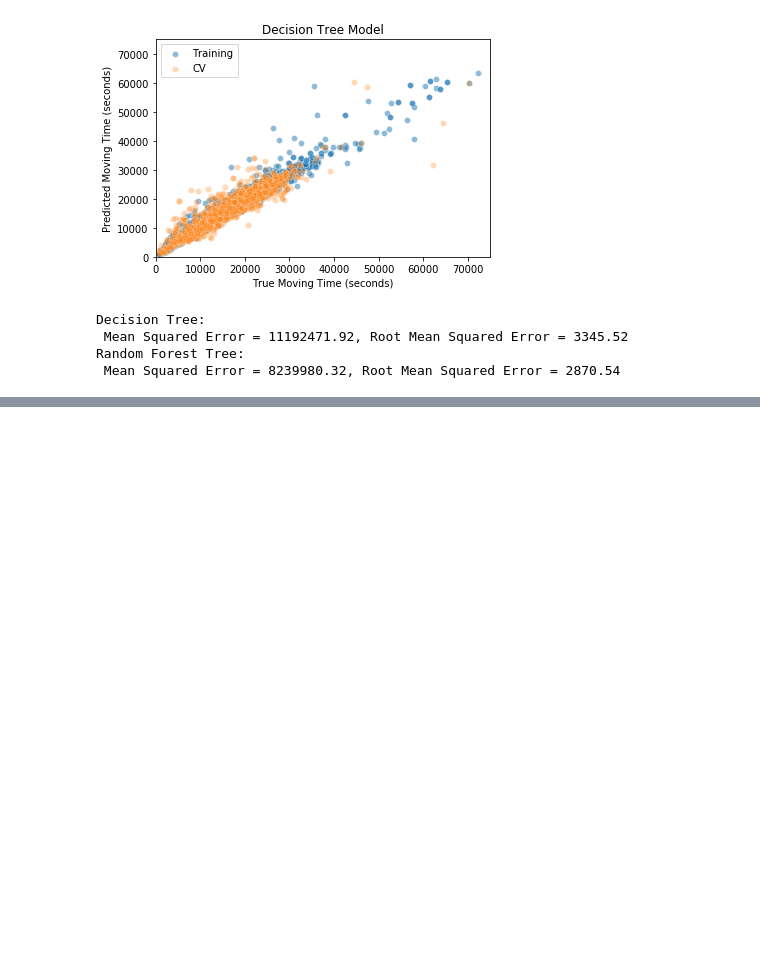
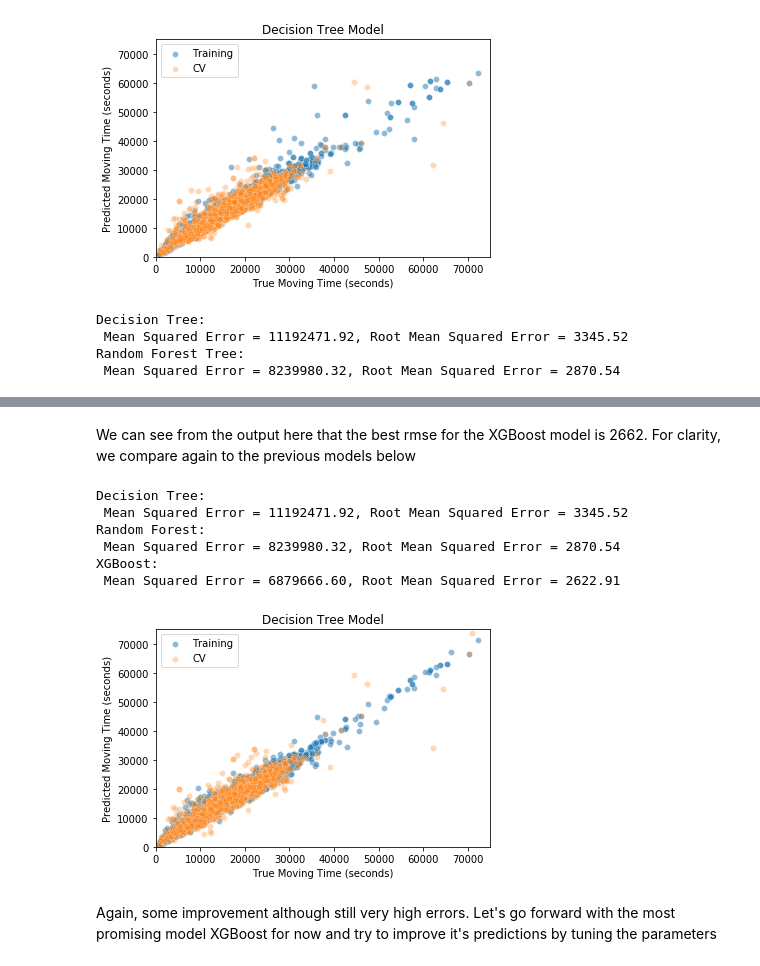
Before and after one commit to EmmaKLofthouse/hiking-trails, a Jupyter notebook: predict_time.ipynb, the cells around one changed output, grey strips where cells are left out. Drawn from its saved outputs; the diff is of its cells as text; code cells hidden in the pictures; blank space fills up the shorter version.

Commit message:
Added XGBoost model

```diff
--- a/predict_time.ipynb
+++ b/predict_time.ipynb
@@ -496,0 +495,4 @@ The simple random forest model does yield improved results, characterized by the
+# %%
+from xgboost import XGBRegressor
+model_XGB = XGBRegressor(random_state = RANDOM_STATE)
+model_XGB.fit(X_scaled,Y_train, eval_set = [(X_cv_scaled,Y_cv)], early_stopping_rounds = 10)
@@ -496,0 +526,31 @@ The simple random forest model does yield improved results, characterized by the
+# %% [markdown]
+We can see from the output here that the best rmse for the XGBoost model is 2662. For clarity, we compare again to the previous models below
+# %%
+mse_XGB = mean_squared_error(Y_cv, predictions_cv_XGB)
+rmse_XGB = mse_XGB**.5
+
+print(f"Decision Tree: \n Mean Squared Error = {mse_DT:.2f}, Root Mean Squared Error = {rmse_DT:.2f}")
+print(f"Random Forest: \n Mean Squared Error = {mse_RF:.2f}, Root Mean Squared Error = {rmse_RF:.2f}")
+print(f"XGBoost: \n Mean Squared Error = {mse_XGB:.2f}, Root Mean Squared Error = {rmse_XGB:.2f}")
+# %% [output]
+Decision Tree:
+ Mean Squared Error = 11192471.92, Root Mean Squared Error = 3345.52
+Random Forest:
+ Mean Squared Error = 8239980.32, Root Mean Squared Error = 2870.54
+XGBoost:
+ Mean Squared Error = 6879666.60, Root Mean Squared Error = 2622.91
+# %%
+predictions_train_XGB = model_XGB.predict(X_scaled)
+predictions_cv_XGB = model_XGB.predict(X_cv_scaled)
+sns.scatterplot(x=Y_train,y=predictions_train_XGB,alpha=0.5, label="Training")
+sns.scatterplot(x=Y_cv,y=predictions_cv_XGB,alpha=0.3,label="CV")
+plt.xlabel("True Moving Time (seconds)")
+plt.ylabel("Predicted Moving Time (seconds)")
+plt.legend()
+plt.title("Decision Tree Model")
+plt.xlim(0,75000)
+plt.ylim(0,75000);
+# %% [output]
+[figure, added]
+# %% [markdown]
+Again, some improvement although still very high errors. Let's go forward with the most promising model XGBoost for now and try to improve it's predictions by tuning the parameters
```
Also changed, not shown: parts of 5 cells of this notebook.
